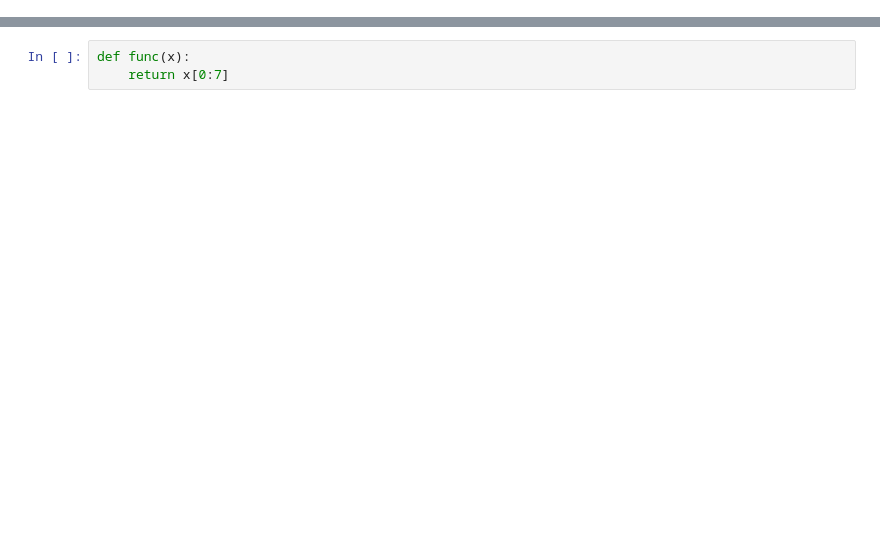
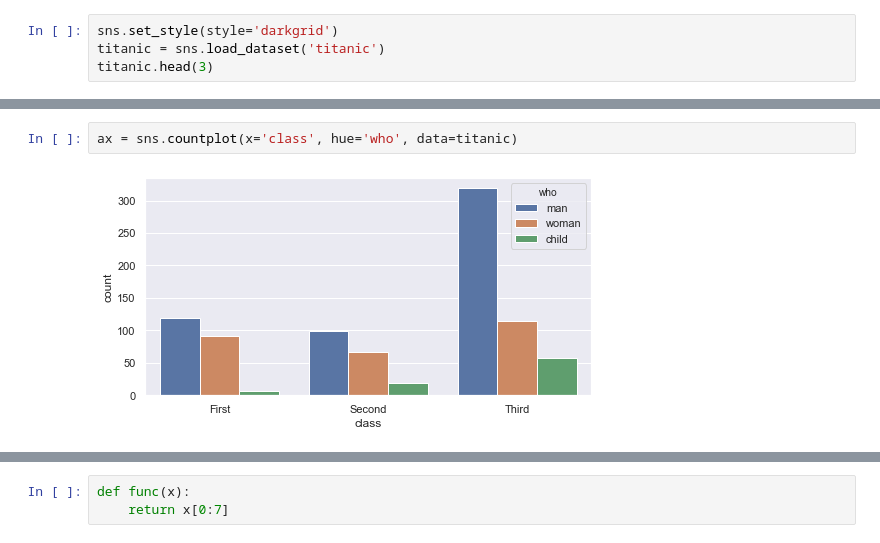
Before and after one commit to hwaneest/DataCamp_Donates_2021, a Jupyter notebook: Member_DH/issue.ipynb, the cells around one changed output, grey strips where cells are left out. Saved outputs shown, nothing was run; the diff lists cells and outputs as text; blank space fills up the shorter version.

```diff
--- a/Member_DH/issue.ipynb
+++ b/Member_DH/issue.ipynb
@@ -0,0 +9,4 @@
+# %%
+sns.set_style(style='darkgrid')
+titanic = sns.load_dataset('titanic')
+titanic.head(3)
@@ -0,0 +22,4 @@
+# %%
+ax = sns.countplot(x='class', hue='who', data=titanic)
+# %% [output]
+[figure, added]
```
Also changed, not shown: parts of 20 cells of this notebook, 1 other file.
